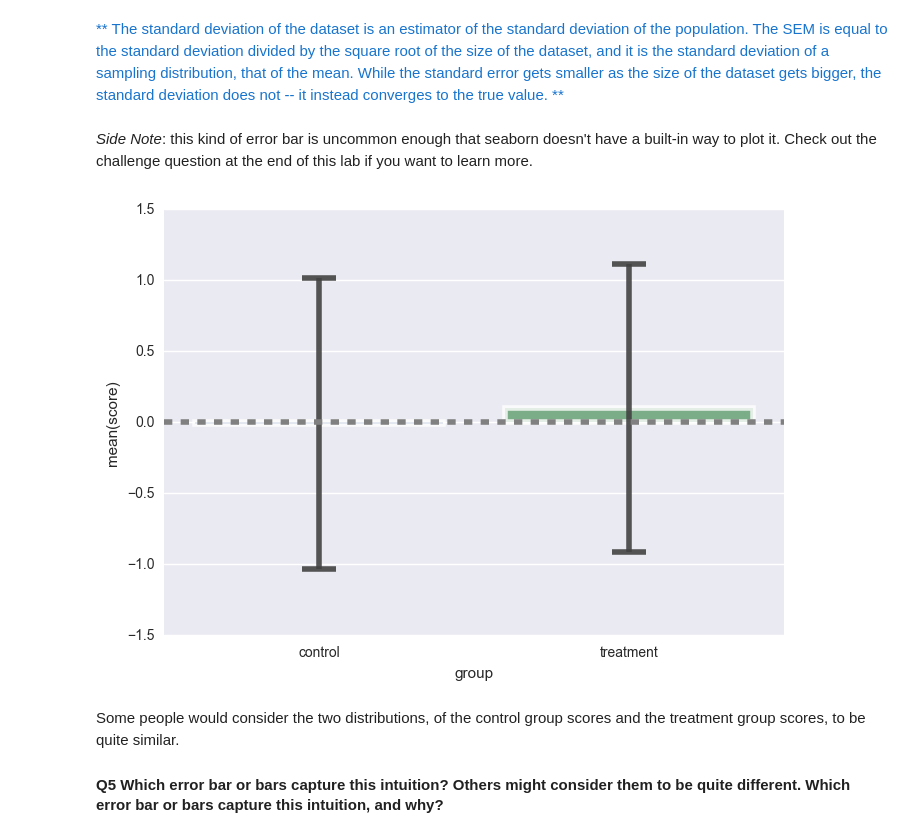
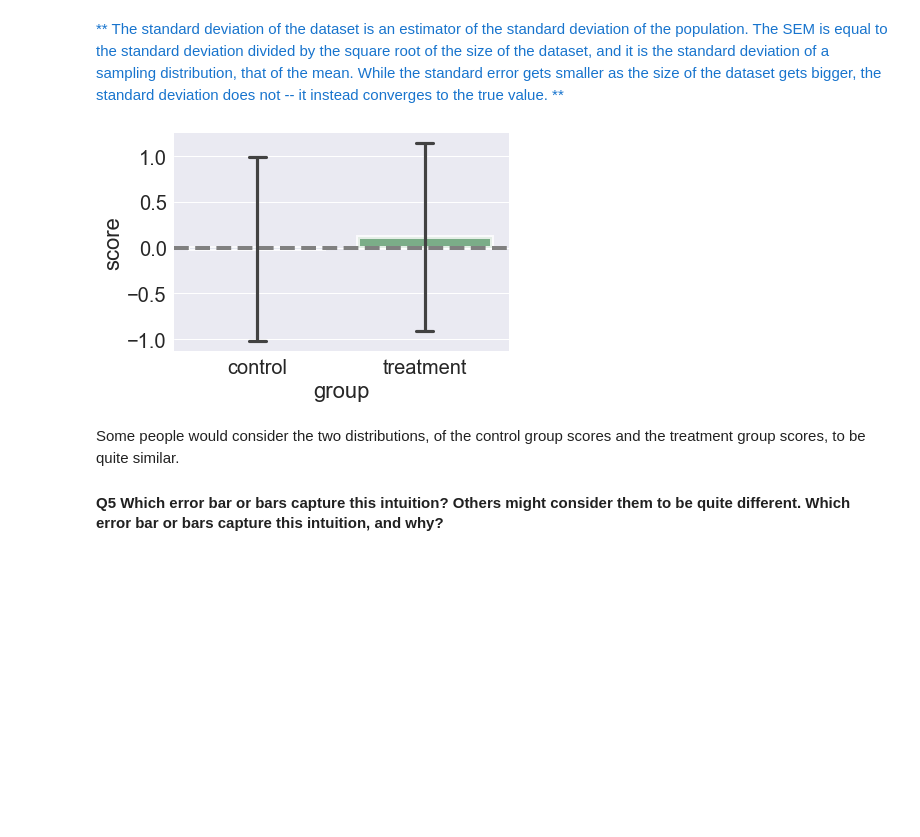
Before and after one commit to charlesfrye/AppliedStatisticsForNeuroscience, a Jupyter notebook: 02 - Inferential Statistics and Error Bars/Lab B - Error Bars - Solutions.ipynb, the cells around one changed output. Saved outputs shown, nothing was run; the diff lists cells and outputs as text; code cells hidden in the pictures; blank space fills up the shorter version.

Commit message:
Update to reflect changes to seaborn with 0.8

```diff
--- a/02 - Inferential Statistics and Error Bars/Lab B - Error Bars - Solutions.ipynb
+++ b/02 - Inferential Statistics and Error Bars/Lab B - Error Bars - Solutions.ipynb
@@ -15,6 +15,7 @@ import seaborn as sns
 # choose colors that work for most color-blind folks
 sns.set_palette("colorblind")
 sns.set(color_codes=True)
+sns.set_context(context="notebook", font_scale=2)
 
 import util.utils as utils
 
@@ -104,18 +105,16 @@ Lastly, we have a rather uncommon error bar, the "standard deviation of the data
 #### Q4 How is it related to the "standard error of the mean" bar? What happens to each as the number of datapoints collected gets larger?
 # %% [markdown]
 <font color='#1874CD'>  ** The standard deviation of the dataset is an estimator of the standard deviation of the population. The SEM is equal to the standard deviation divided by the square root of the size of the dataset, and it is the standard deviation of a sampling distribution, that of the mean.  While the standard error gets smaller as the size of the dataset gets bigger, the standard deviation does not -- it instead converges to the true value. **
-# %% [markdown]
-*Side Note*: this kind of error bar is uncommon enough that seaborn doesn't have a built-in way to plot it. Check out the challenge question at the end of this lab if you want to learn more.
 # %%
 sns.barplot(data=test_data, x='group', y='score',
-            ci=None,
+            ci="sd",
             capsize=.1, linewidth=4, alpha=0.8, edgecolor='white');
 
-utils.plot_sd_bars(test_data)
+#utils.plot_sd_bars(test_data)
 
 utils.add_axis_line(plt.gca())
 # %% [output]
-[figure, old version]
+[figure, new version]
 # %% [markdown]
 Some people would consider the two distributions, of the control group scores and the treatment group scores, to be quite similar.
 
```
Also changed, not shown: parts of 7 cells of this notebook.
